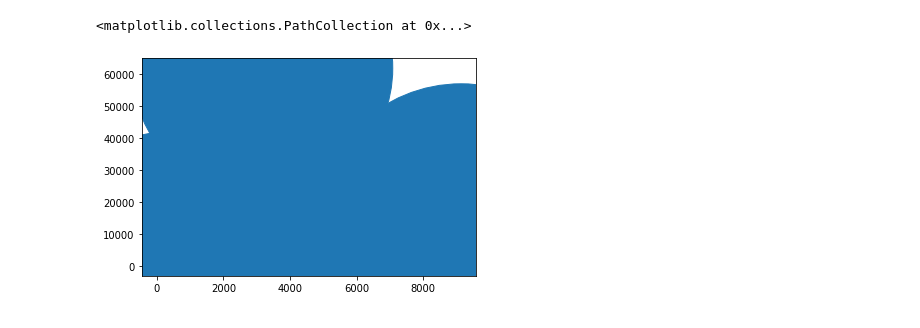
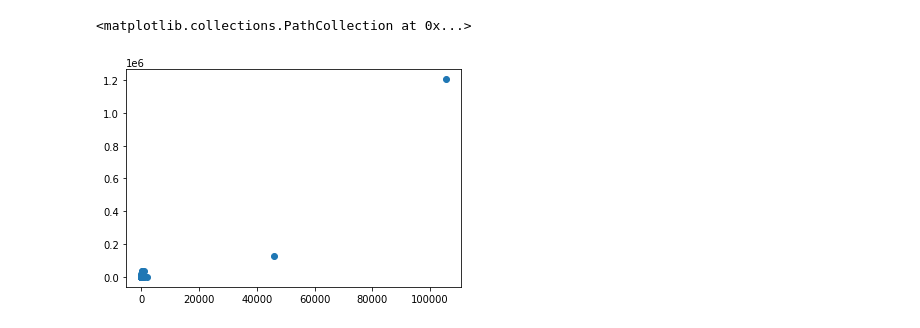
Before and after one commit to 19pa1a05c7/clustering-with-kmeans, a Jupyter notebook: copy_of_Untitled2.ipynb, the cells around one changed output. Drawn from its saved outputs; the diff is of its cells as text; code cells hidden in the pictures.

```diff
--- a/copy_of_Untitled2.ipynb
+++ b/copy_of_Untitled2.ipynb
@@ -42,3 +92,8 @@ dtype: object
+# %%
+covid["Confirmed"].fillna(0,inplace=True)
+covid["Deaths"].fillna(0,inplace=True)
+covid["Recovered"].fillna(0,inplace=True)
+covid["Province/State"].fillna(covid["Province/State"].mode()[0],inplace=True)
 # %%
 covid.info()
 # %% [output]
@@ -78,4 +113,4 @@ covid.describe()
 # %%
-covid19=covid.iloc[:,6:10]
+covid19=covid.iloc[:,[6,0,2,7]]
 covid19
 # %% [output]
@@ -94,0 +130,3 @@ covid19
+# %%
+covid19 = covid19.groupby('Province/State').agg(np.sum).reset_index()
+covid19
@@ -110,8 +178,8 @@ array([[ 4,  0,  0],
 # %%
-plt.scatter(x[:,1],x[:,2],s=x[:,0])
+plt.scatter(x[:,1],x[:,2])
 # %% [output]
 <matplotlib.collections.PathCollection at 0x...>
-[figure, old version]
+[figure, new version]
 # %%
 sad = []
 
```
Also changed, not shown: parts of 16 cells of this notebook.
